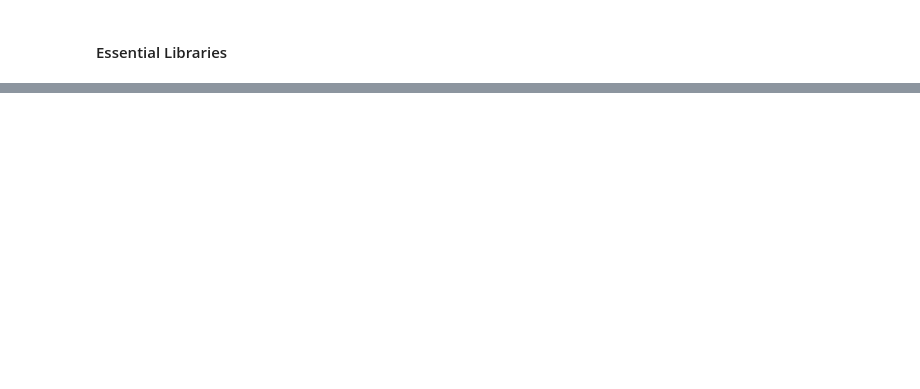
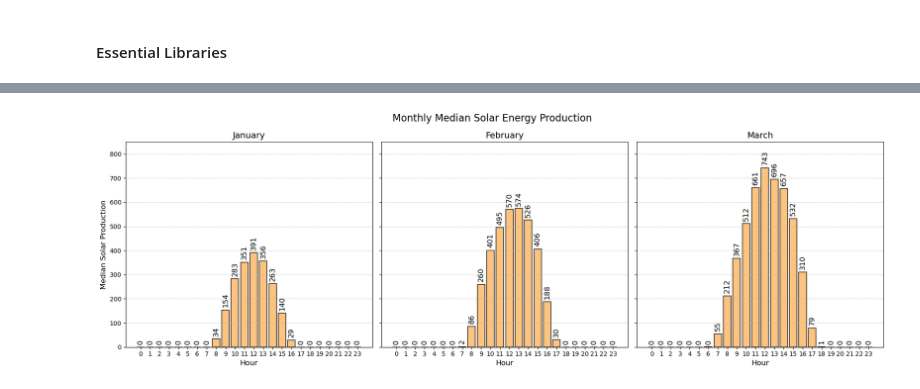
Before and after one commit to auttwitter/DSI-04, a Jupyter notebook: projects/project_capstone/code/02_EDA.ipynb, the cells around one changed output, grey strips where cells are left out. Saved outputs shown, nothing was run; the diff lists cells and outputs as text; code cells hidden in the pictures; blank space fills up the shorter version.

```diff
--- a/projects/project_capstone/code/02_EDA.ipynb
+++ b/projects/project_capstone/code/02_EDA.ipynb
@@ -314,0 +147,50 @@ dtype: object
+# %%
+# Explore Solar Energy by month and hour
+
+# Calculate the median solar energy by month and hour
+sbmh = df.groupby(['month', 'hour'])['solar'].median()
+
+# Define months as a dictionary (month number: month name)
+month_dict = {1: 'January', 2: 'February', 3: 'March'}
+
+# Create subplots (1 row, 3 columns)
+fig, axes = plt.subplots(1, 3, figsize=(18, 6), sharey=True)
+
+# Loop through each month to create a subplot
+for i, (month_num, month_name) in enumerate(month_dict.items()):
+
+    bars = axes[i].bar(sbmh.loc[month_num].index
+                       , sbmh.loc[month_num].values
+                       , color = colord[5]
+                       , alpha = 0.8
+                       , edgecolor = 'black'
+                       , linewidth = 1.2
+                      )
+
+    # Add labels on top of each bar
+    for bar in bars:
+        axes[i].text(bar.get_x() + bar.get_width() / 2
+                     , bar.get_height() + 10
+                     , f'{bar.get_height():.0f}'
+                     , ha = 'center'
+                     , va = 'bottom'
+                     , fontsize = 12
+                     , rotation = 90
+                    )
+
+    axes[i].set_title(f'{month_name}', fontsize = 14)
+    axes[i].set_xlabel('Hour', fontsize = 12)
+    axes[0].set_ylabel('Median Solar Production', fontsize = 12)
+    axes[i].set_xticks(range(0, 24))
+    axes[i].grid(axis = 'y', linestyle = '--', alpha = 0.6)
+    axes[i].set_ylim(0, 850)
+
+fig.suptitle('Monthly Median Solar Energy Production', fontsize = 16)
+# Adjust layout
+plt.tight_layout()
+# Save
+plt.savefig('../image/solar_by_hour.png', dpi = 300, bbox_inches = 'tight')
+# Show the plot
+plt.show();
+# %% [output]
+[figure, added]
```
Also changed, not shown: parts of 49 cells of this notebook, 9 other files.
